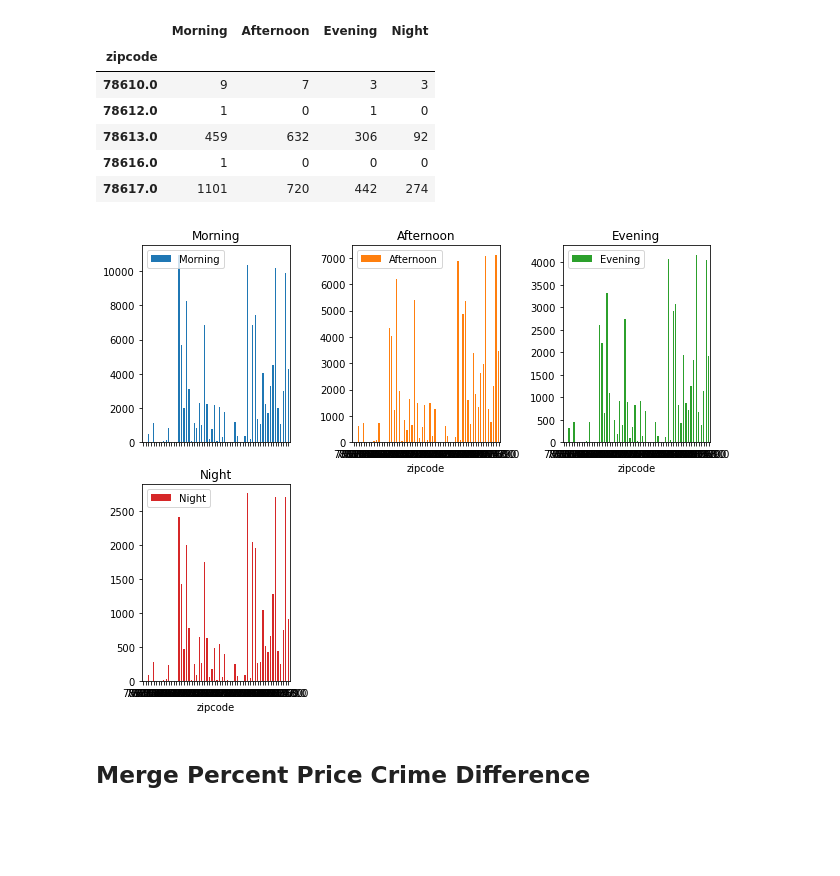
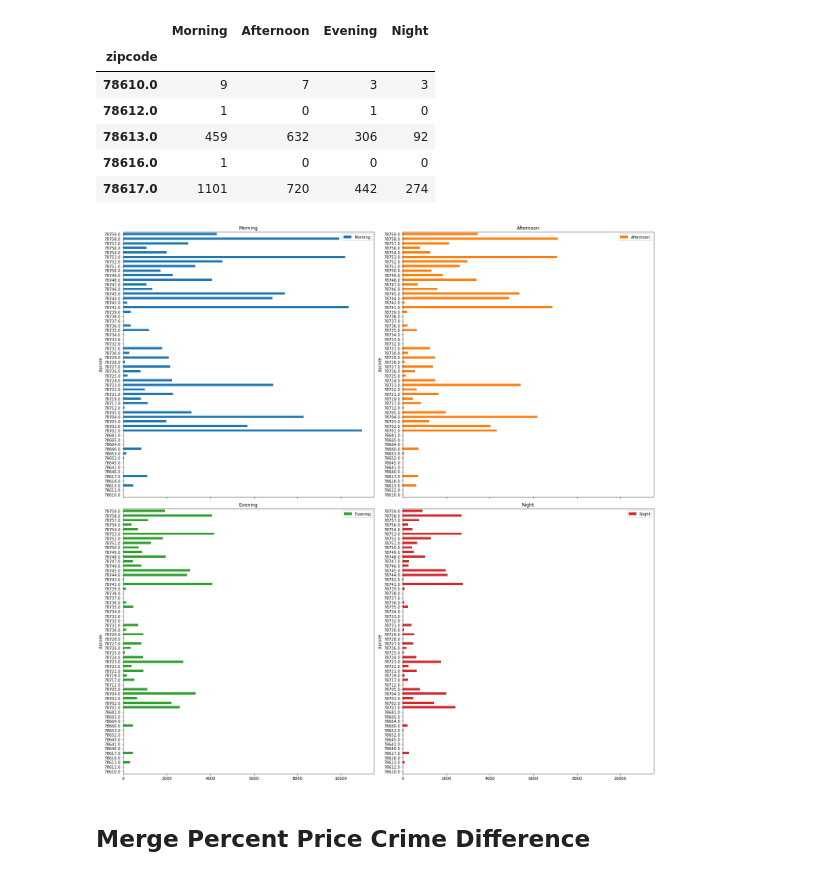
Before and after one commit to kellykindla/FinalProject, a Jupyter notebook: Cleaning_and_DB_connection.ipynb, the cells around one changed output. Saved outputs shown, nothing was run; the diff lists cells and outputs as text; code cells hidden in the pictures; blank space fills up the shorter version.

Commit message:
updated time of day graphs

```diff
--- a/Cleaning_and_DB_connection.ipynb
+++ b/Cleaning_and_DB_connection.ipynb
@@ -600,10 +600,11 @@ dfp.head()
 | 78617.0 | 1101 | 720 | 442 | 274 |
 # %%
 #Plot table
-dfp.plot(kind='bar', subplots=True, rot=0, figsize=(9, 7), layout=(2, 3))
+dfp.plot(kind='barh', subplots=True, rot=0, figsize=(20, 20), layout=(2, 2))
 plt.tight_layout()
+# for future analysis
 # %% [output]
-[figure, old version]
+[figure, new version]
 # %%
 #convert clean_df to csv
 crime_clean_df.to_csv(r'Resources/2018To2020CrimeData_clean.csv')
```
Also changed, not shown: parts of 1 cell of this notebook.
